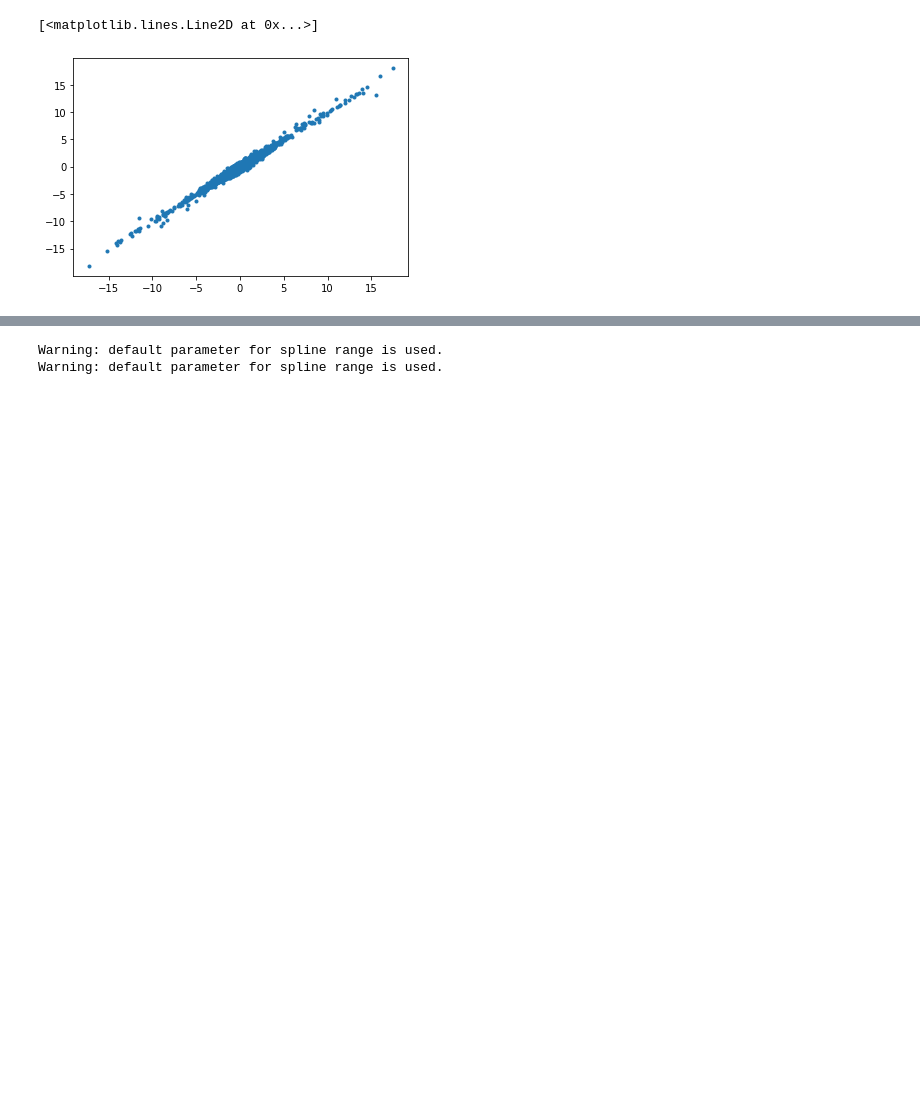
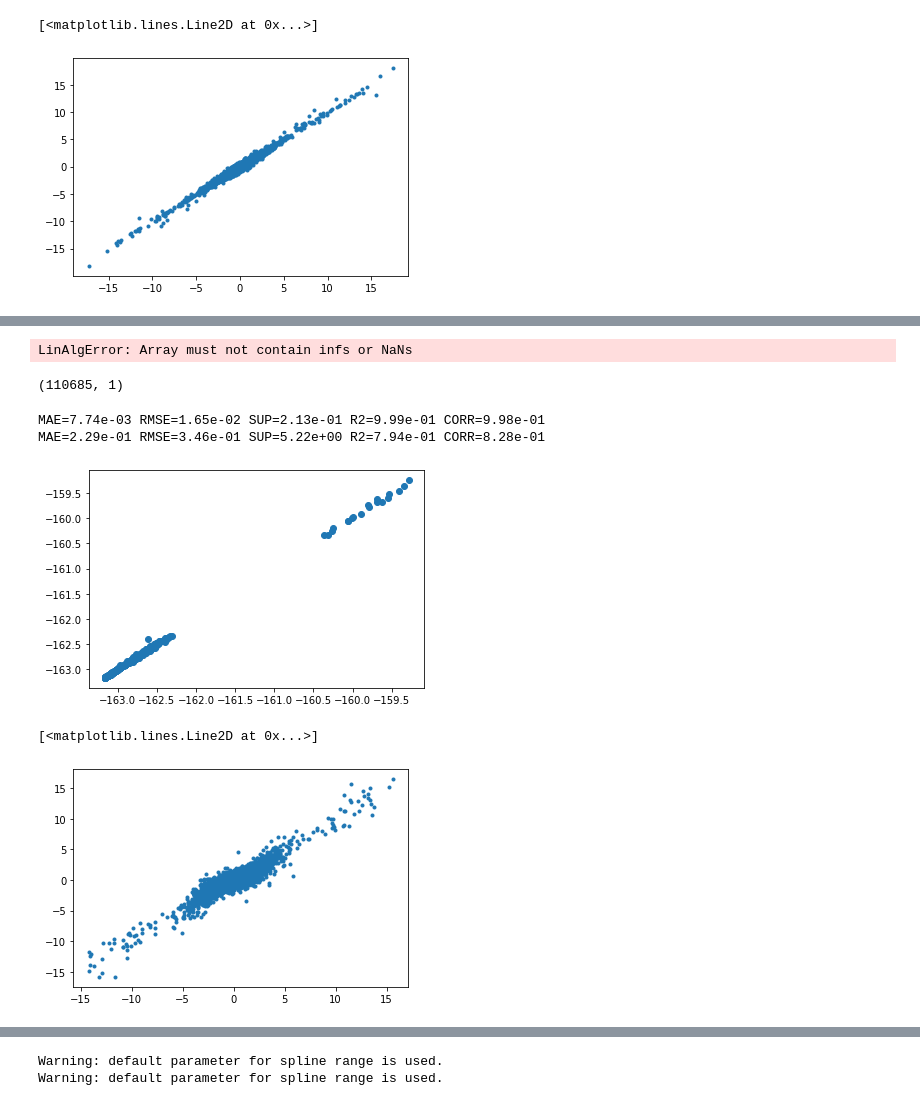
Before and after one commit to felixmusil/rascal_benchmarks, a Jupyter notebook: MLIP_Si-prop.ipynb, the cells around one changed output, grey strips where cells are left out. Drawn from its saved outputs; the diff is of its cells as text; code cells hidden in the pictures; blank space fills up the shorter version.

```diff
--- a/MLIP_Si-prop.ipynb
+++ b/MLIP_Si-prop.ipynb
@@ -1561,0 +1076,3 @@ NGLWidget(max_frame=2199)
+# %%
+res_t = pool.run(frames_train, zeta=4, sparse_points_fn=sp_fn, self_contributions=self_contributions)
+res_v = pool.run(frames_test, zeta=4, sparse_points_fn=sp_fn, self_contributions=self_contributions)
@@ -1561,0 +1109,27 @@ NGLWidget(max_frame=2199)
+# %%
+model = train_gap_model(kernel, X_pseudo, res_t['energy'], self_contributions,
+                        grads=res_t['grads'], stress=res_t['stress'],
+                    lambdas=[1e-3, 1e-2], jitter=1e-6)
+# %% [output]
+LinAlgError: Array must not contain infs or NaNs
+# %%
+Ntest = len(frames_test)
+y_pred = model.predict(frames_test, res_v['energy']['KNM'])
+f_pred = -model.predict(frames_test, res_v['grads']['KNM'], compute_gradients=True, compute_stress=True)
+s_pred = f_pred[-(Ntest*6):]
+f_pred = f_pred[:-(Ntest*6)]
+# %% [output]
+(110685, 1)
+# %%
+Natoms = res_v['energy']['n_atoms'].flatten()
+print_score(y_pred/Natoms, (res_v['energy']['y'].flatten()+pool.Y0.flatten())/Natoms)
+print_score(f_pred.flatten(), -res_v['grads']['y'].flatten())
+plt.plot(y_pred/Natoms, (res_v['energy']['y'].flatten()+pool.Y0.flatten())/Natoms, 'o')
+plt.show()
+plt.plot(f_pred.flatten(), -res_v['grads']['y'].flatten(), 'o',ms=3)
+# %% [output]
+MAE=7.74e-03 RMSE=1.65e-02 SUP=2.13e-01 R2=9.99e-01 CORR=9.98e-01
+MAE=2.29e-01 RMSE=3.46e-01 SUP=5.22e+00 R2=7.94e-01 CORR=8.28e-01
+[figure, added]
+[<matplotlib.lines.Line2D at 0x...>]
+[figure, added]
```
Also changed, not shown: parts of 115 cells of this notebook, 1 other file.
